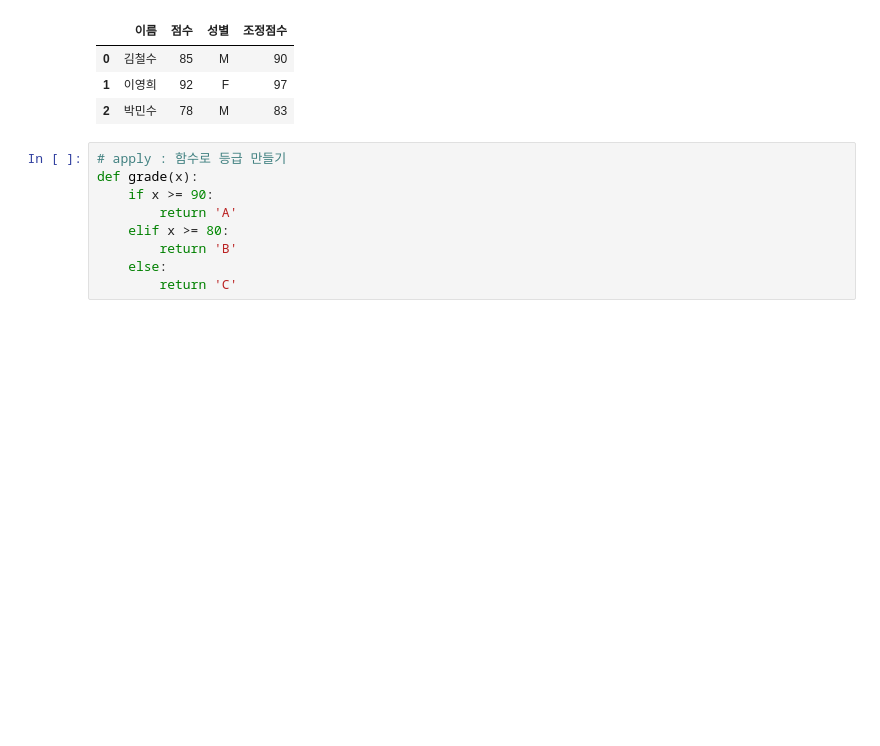
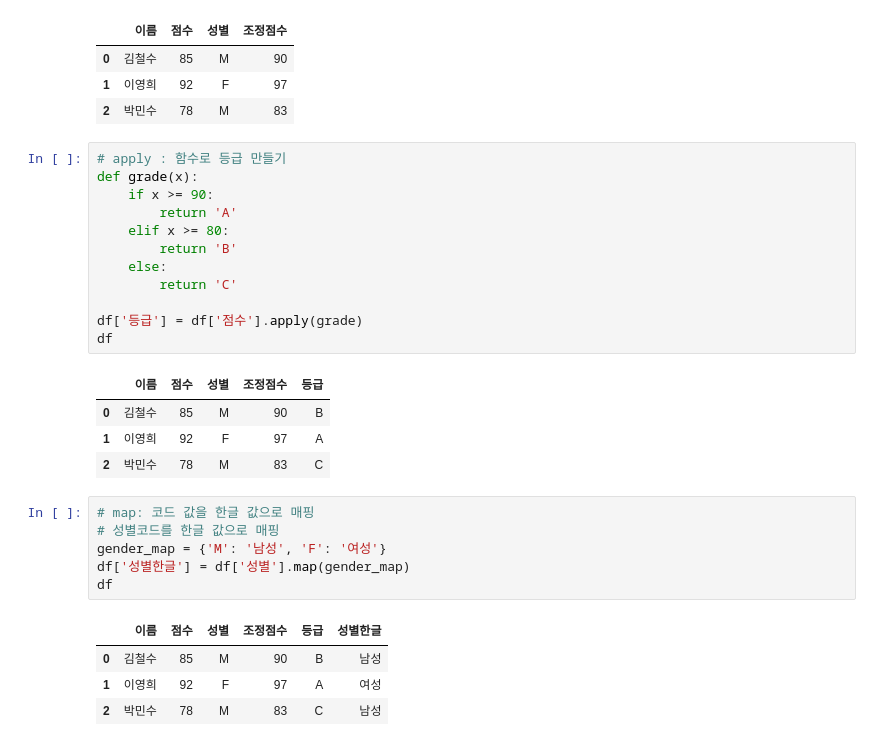
Before and after one commit to j-ai-616/04_data_analysis, a Jupyter notebook: 02_pandas/05_transformation.ipynb, the cells around one changed output. Drawn from its saved outputs; the diff is of its cells as text; blank space fills up the shorter version.

```diff
--- a/02_pandas/05_transformation.ipynb
+++ b/02_pandas/05_transformation.ipynb
@@ -40,3 +40,22 @@ def grade(x):
         return 'B'
     else:
         return 'C'
+
+df['등급'] = df['점수'].apply(grade)
+df
+# %% [output]
+|  | 이름 | 점수 | 성별 | 조정점수 | 등급 |
+| 0 | 김철수 | 85 | M | 90 | B |
+| 1 | 이영희 | 92 | F | 97 | A |
+| 2 | 박민수 | 78 | M | 83 | C |
+# %%
+# map: 코드 값을 한글 값으로 매핑
+# 성별코드를 한글 값으로 매핑
+gender_map = {'M': '남성', 'F': '여성'}
+df['성별한글'] = df['성별'].map(gender_map)
+df
+# %% [output]
+|  | 이름 | 점수 | 성별 | 조정점수 | 등급 | 성별한글 |
+| 0 | 김철수 | 85 | M | 90 | B | 남성 |
+| 1 | 이영희 | 92 | F | 97 | A | 여성 |
+| 2 | 박민수 | 78 | M | 83 | C | 남성 |
```
Also changed, not shown: parts of 21 cells of this notebook.
